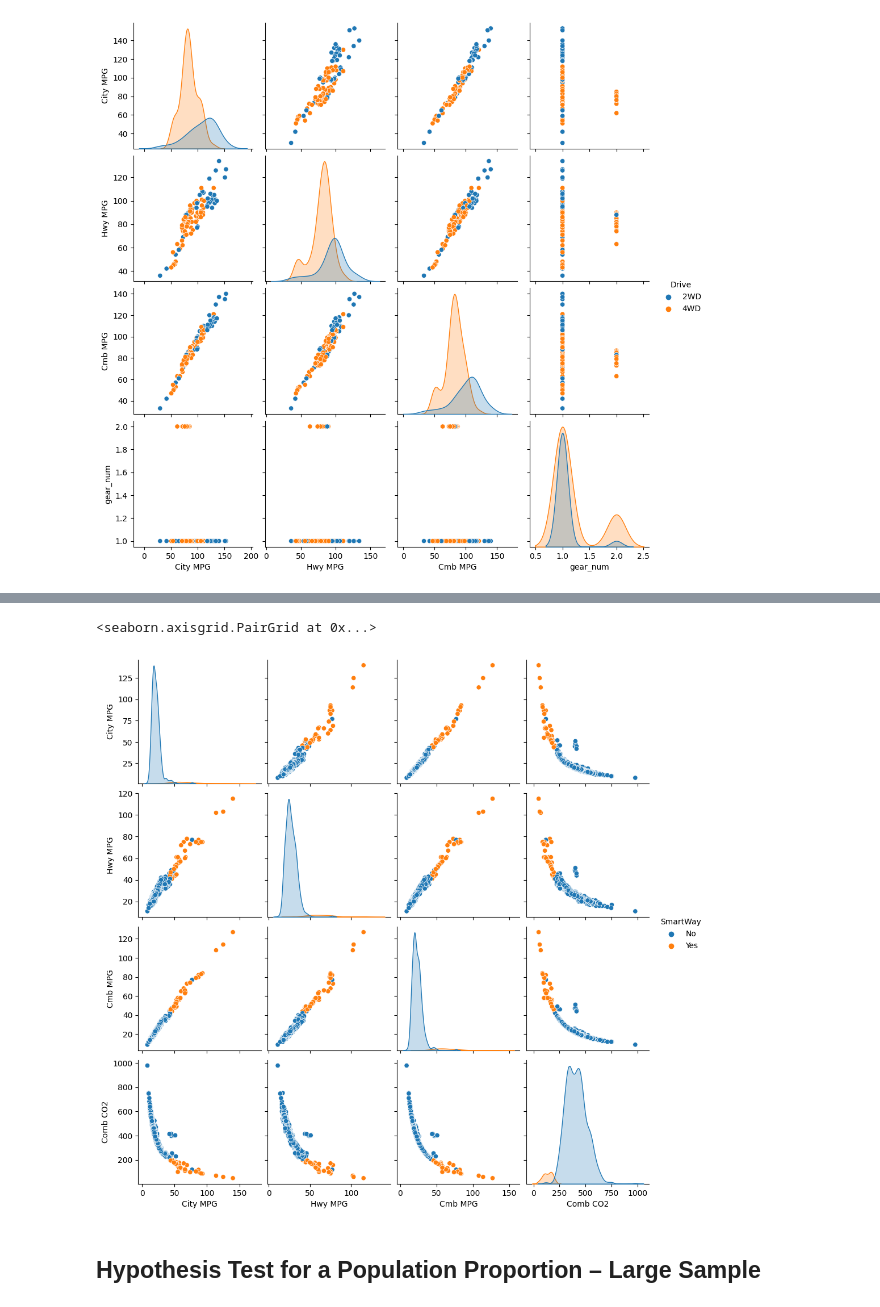
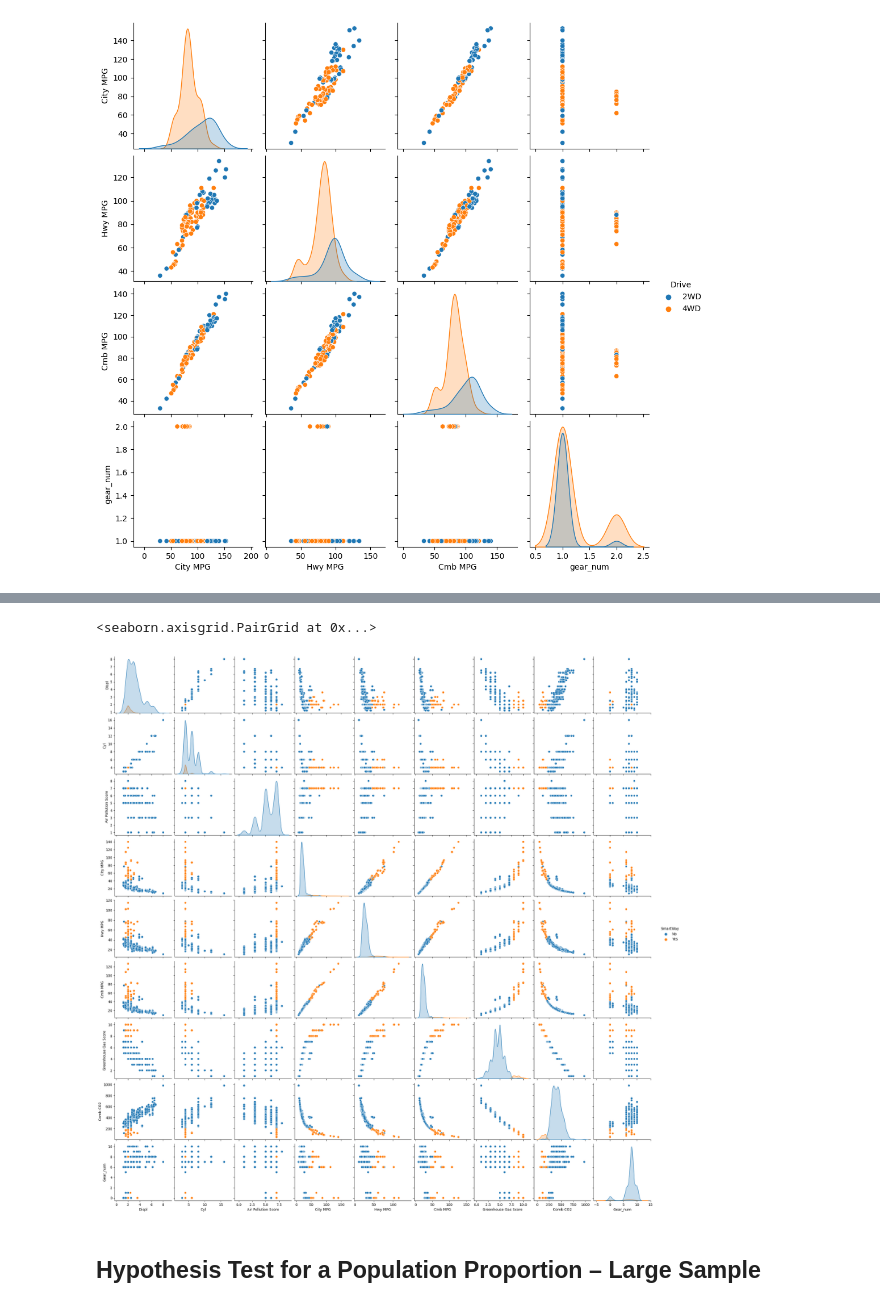
Before and after one commit to Nihar-Patel-371/Statistical-Analysis-of-Vehicles-Fuel-Economy-and-Emission, a Jupyter notebook: code.ipynb, the cells around one changed output, grey strips where cells are left out. Saved outputs shown, nothing was run; the diff lists cells and outputs as text; code cells hidden in the pictures.

```diff
--- a/code.ipynb
+++ b/code.ipynb
@@ -398,6 +395,12 @@ c_df.head()
 `https://www.epa.gov/greenvehicles/consider-smartway-vehicle#:~:text=What%20are%20SmartWay%20Certified%20Vehicles,better%20than%20the%20average%20vehicle.`
 # %% [markdown]
 ## After Transforming the Data
+# %%
+for column in c_df.columns:
+    c_df[column] = pd.to_numeric(c_df[column], errors='coerce').fillna(c_df[column])
+
+for column in e_df.columns:
+    e_df[column] = pd.to_numeric(e_df[column], errors='coerce').fillna(e_df[column])
 # %%
 e_df.to_csv('e_df.csv', index=False)
 c_df.to_csv('c_df.csv', index=False)
@@ -521,8 +541,8 @@ df['Gear_num'] = df['Gear_num'].astype(str)
 # %%
-sns.pairplot(df, hue='SmartWay')
+sns.pairplot(c_df, hue='SmartWay')
 # %% [output]
 <seaborn.axisgrid.PairGrid at 0x...>
-[figure, old version]
+[figure, new version]
 # %% [markdown]
 ## Hypothesis Test for a Population Proportion – Large Sample
 # %%
```
Also changed, not shown: parts of 34 cells of this notebook.
